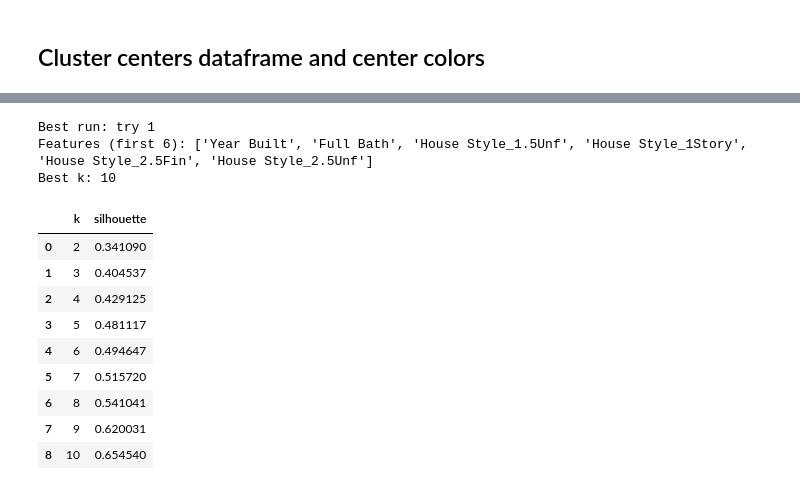
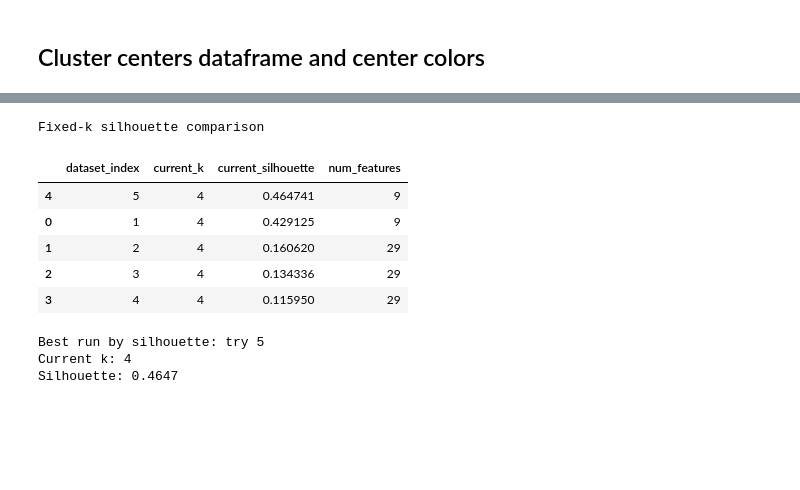
Before and after one commit to ImRoodyDev/HHS-Pyhthon-Pipeline, a Jupyter notebook: DEAI/WEEK 9/clustering.ipynb, the cells around one changed output, grey strips where cells are left out. Cells and saved outputs as stored; diff of their text form; code cells hidden in the pictures; blank space fills up the shorter version.

```diff
--- a/DEAI/WEEK 9/clustering.ipynb
+++ b/DEAI/WEEK 9/clustering.ipynb
@@ -150,9 +170,11 @@ results_summary.reset_index(drop=True)
 # %% [markdown]
 ## Elbow and cluster plots (all tries)
 # %%
+# Create one row per try: elbow plot + cluster plot
 num_runs = len(results)
 fig, axes = plt.subplots(num_runs, 2, figsize=(15, max(5, 4 * num_runs)))
 
+# Make axes indexable when there is only one try
 if num_runs == 1:
     axes = np.array([axes])
 
@@ -160,14 +182,15 @@ for row_idx, run in enumerate(results):
     ax_elbow = axes[row_idx, 0]
     ax_cluster = axes[row_idx, 1]
 
-    # Elbow graph
-    ax_elbow.plot(run["k_values"], run["inertias"], marker="o")
-    ax_elbow.axvline(run["best_k"], color="red", linestyle="--", linewidth=1)
+    # Plot elbow curve and highlight selected fixed k
+    ax_elbow.plot(run["elbow_k_values"], run["elbow_inertias"], marker="o")
+    ax_elbow.axvline(run["current_k"], color="red", linestyle="--", linewidth=1)
     ax_elbow.set_title(f"Try {run['dataset_index']} - Elbow")
     ax_elbow.set_xlabel("k")
     ax_elbow.set_ylabel("Inertia")
+    ax_elbow.set_xticks(run["elbow_k_values"])  # Force whole-number ticks on x-axis
 
-    # Cluster graph (first 2 features)
+    # Plot sample points colored by cluster (using first 2 features)
     x_col, y_col = run["features"][0], run["features"][1]
     plot_df = run["data"].copy()
     plot_df["cluster"] = run["labels"]
@@ -181,7 +204,7 @@ for row_idx, run in enumerate(results):
         s=25,
     )
 
-    # Colored cluster centers (same colormap)
+    # Plot colored cluster centers with X marker
     centers_df = run["centers_df"]
     center_colors = centers_df["cluster"].values
     ax_cluster.scatter(
@@ -196,13 +219,15 @@ for row_idx, run in enumerate(results):
         zorder=5,
     )
 
-    ax_cluster.set_title(f"Try {run['dataset_index']} - Clusters (k={run['best_k']})")
+    ax_cluster.set_title(f"Try {run['dataset_index']} - Clusters (k={run['current_k']})")
     ax_cluster.set_xlabel(x_col)
     ax_cluster.set_ylabel(y_col)
 
+    # Add cluster-color legend bar for this subplot
     cbar = fig.colorbar(scatter, ax=ax_cluster)
     cbar.set_label("Cluster label")
 
+# Final layout cleanup
 plt.tight_layout()
 plt.show()
 # %% [output]
@@ -300,29 +330,31 @@ cluster_centers_all.head(20)
 20 rows × 43 columns
 # %%
-# Optional: show one detailed run with silhouette values over k
-best_run = max(results, key=lambda r: max(r["silhouettes"]))
+# Show current-k silhouette scores across all tries
+fixed_k_scores = pd.DataFrame([
+    {
+        "dataset_index": run["dataset_index"],
+        "current_k": run["current_k"],
+        "current_silhouette": run["current_silhouette"],
+        "num_features": len(run["features"]),
+    }
+    for run in results
+]).sort_values("current_silhouette", ascending=False)
 
-silhouette_df = pd.DataFrame({
-    "k": best_run["k_values"],
-    "silhouette": best_run["silhouettes"],
-})
+print("Fixed-k silhouette comparison")
+display(fixed_k_scores)
 
-print(f"Best run: try {best_run['dataset_index']}")
-print(f"Features (first 6): {best_run['features'][:6]}")
-print(f"Best k: {best_run['best_k']}")
-
-display(silhouette_df)
+best_run = fixed_k_scores.iloc[0]
+print(f"Best run by silhouette: try {int(best_run['dataset_index'])}")
+print(f"Current k: {int(best_run['current_k'])}")
+print(f"Silhouette: {best_run['current_silhouette']:.4f}")
 # %% [output]
-Best run: try 1
-Features (first 6): ['Year Built', 'Full Bath', 'House Style_1.5Unf', 'House Style_1Story', 'House Style_2.5Fin', 'House Style_2.5Unf']
-Best k: 10
+Fixed-k silhouette comparison
-|  | k | silhouette |
-| 0 | 2 | 0.341090 |
-| 1 | 3 | 0.404537 |
-| 2 | 4 | 0.429125 |
-| 3 | 5 | 0.481117 |
-| 4 | 6 | 0.494647 |
-| 5 | 7 | 0.515720 |
-| 6 | 8 | 0.541041 |
-| 7 | 9 | 0.620031 |
-| 8 | 10 | 0.654540 |
+|  | dataset_index | current_k | current_silhouette | num_features |
+| 4 | 5 | 4 | 0.464741 | 9 |
+| 0 | 1 | 4 | 0.429125 | 9 |
+| 1 | 2 | 4 | 0.160620 | 29 |
+| 2 | 3 | 4 | 0.134336 | 29 |
+| 3 | 4 | 4 | 0.115950 | 29 |
+Best run by silhouette: try 5
+Current k: 4
+Silhouette: 0.4647
```
Also changed, not shown: parts of 8 cells of this notebook.
